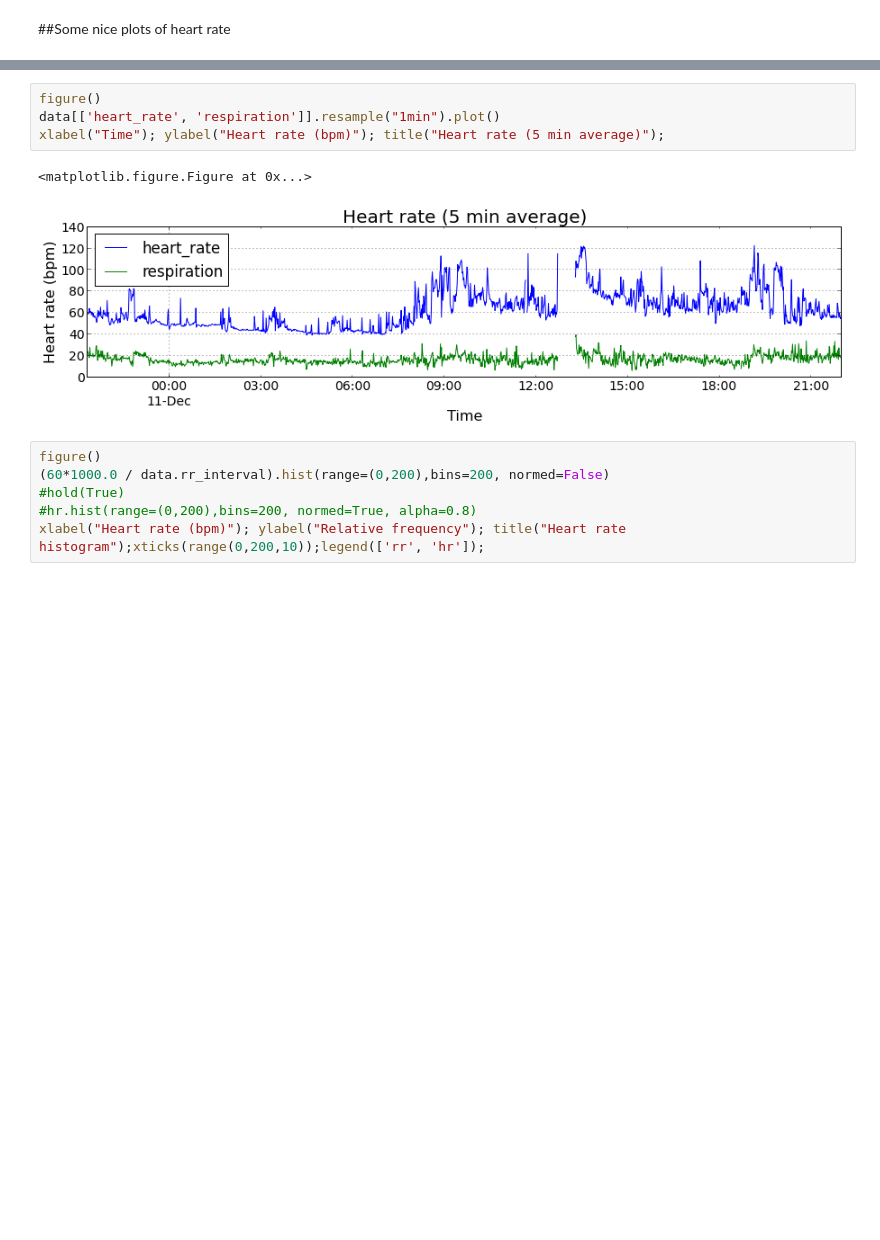
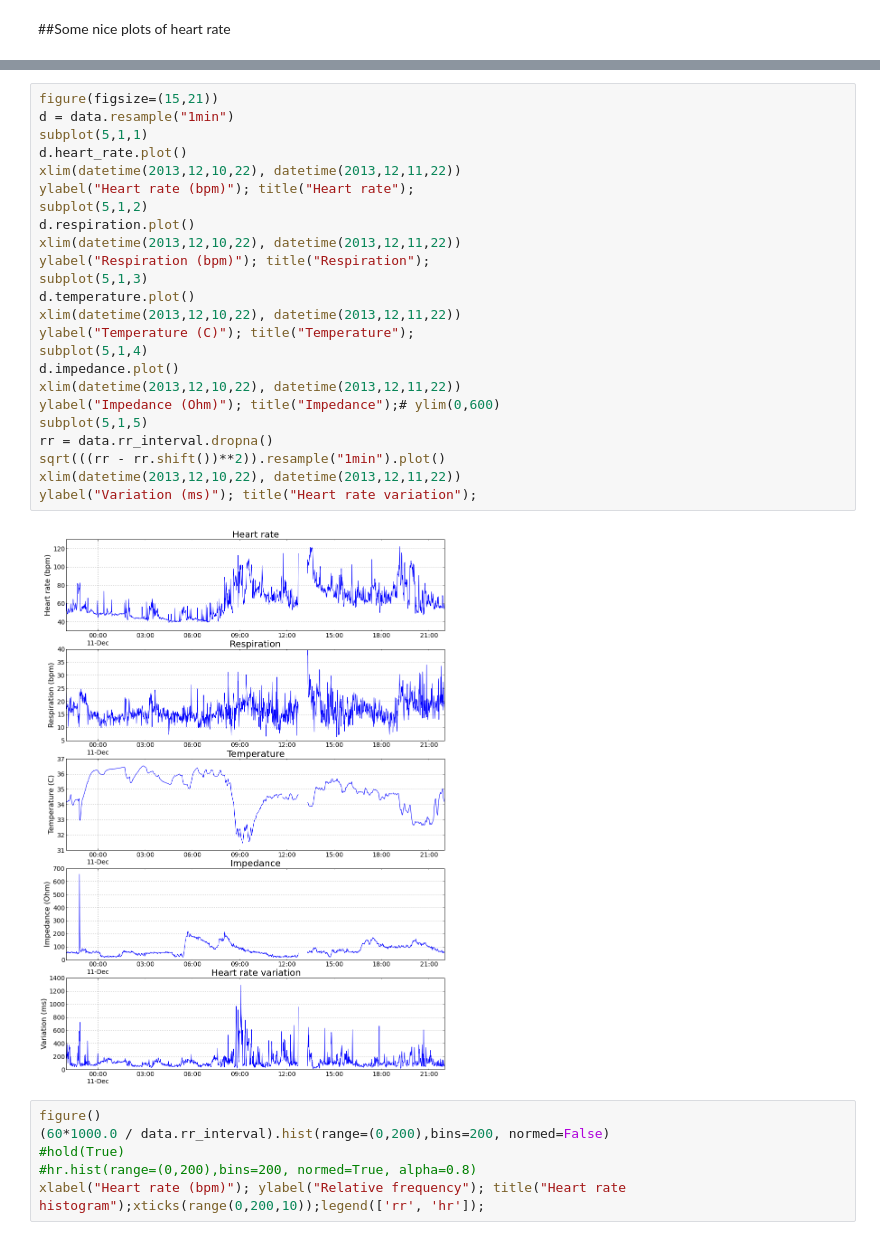
Before and after one commit to pimnijdam/journal, a Jupyter notebook: ecg and pandas.ipynb, the cells around one changed output, grey strips where cells are left out. Drawn from its saved outputs; the diff is of its cells as text; blank space fills up the shorter version.

```diff
--- a/ecg and pandas.ipynb
+++ b/ecg and pandas.ipynb
@@ -65,13 +62,32 @@ hr.resample("5min").plot()
 xlabel("Time"); ylabel("Heart rate (bpm)"); title("Heart rate (5 min average)"); ylim((40,180));
 # %% [output]
 [figure]
-# %%
-figure()
-data[['heart_rate', 'respiration']].resample("1min").plot()
-xlabel("Time"); ylabel("Heart rate (bpm)"); title("Heart rate (5 min average)");
-# %% [output]
-<matplotlib.figure.Figure at 0x...>
-[figure, removed]
+# %%
+figure(figsize=(15,21))
+d = data.resample("1min")
+subplot(5,1,1)
+d.heart_rate.plot()
+xlim(datetime(2013,12,10,22), datetime(2013,12,11,22))
+ylabel("Heart rate (bpm)"); title("Heart rate");
+subplot(5,1,2)
+d.respiration.plot()
+xlim(datetime(2013,12,10,22), datetime(2013,12,11,22))
+ylabel("Respiration (bpm)"); title("Respiration");
+subplot(5,1,3)
+d.temperature.plot()
+xlim(datetime(2013,12,10,22), datetime(2013,12,11,22))
+ylabel("Temperature (C)"); title("Temperature");
+subplot(5,1,4)
+d.impedance.plot()
+xlim(datetime(2013,12,10,22), datetime(2013,12,11,22))
+ylabel("Impedance (Ohm)"); title("Impedance");# ylim(0,600)
+subplot(5,1,5)
+rr = data.rr_interval.dropna()
+sqrt(((rr - rr.shift())**2)).resample("1min").plot()
+xlim(datetime(2013,12,10,22), datetime(2013,12,11,22))
+ylabel("Variation (ms)"); title("Heart rate variation");
+# %% [output]
+[figure, added]
 # %%
 figure()
 (60*1000.0 / data.rr_interval).hist(range=(0,200),bins=200, normed=False)
```
Also changed, not shown: parts of 9 cells of this notebook.
